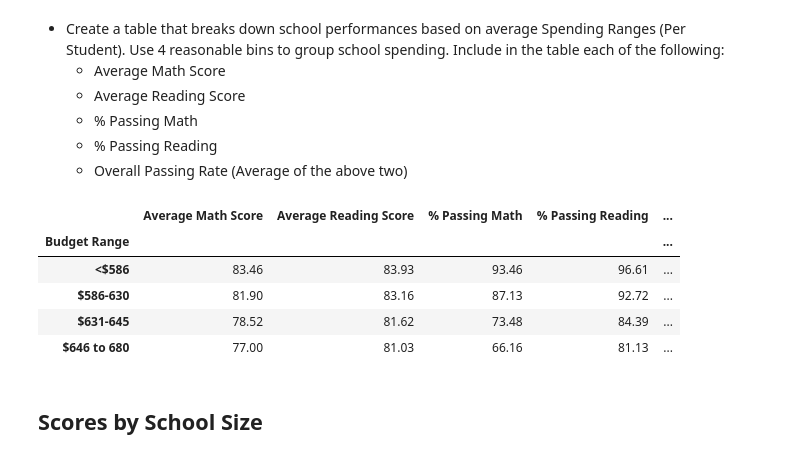
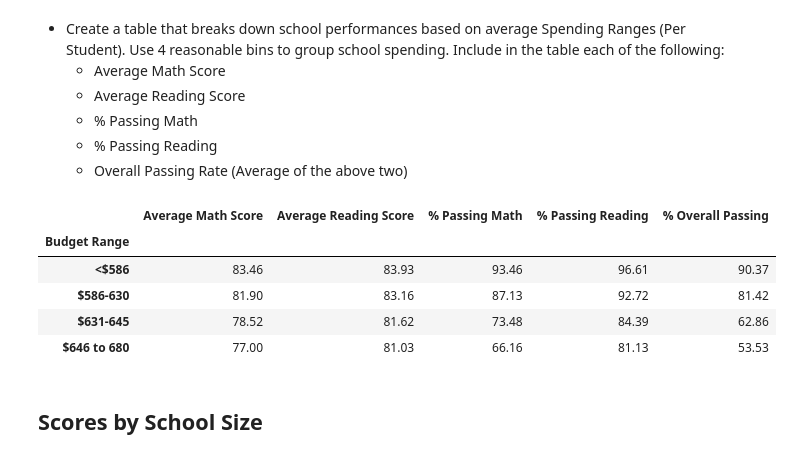
Before and after one commit to Annaolivia5/School-District-Trends, a Jupyter notebook: PyCitySchools/PyCitySchools_starter.ipynb, the cells around one changed output. Cells and saved outputs as stored; diff of their text form; code cells hidden in the pictures.

Commit message:
Overall Passing Rate (Average of the above two)

```diff
--- a/PyCitySchools/PyCitySchools_starter.ipynb
+++ b/PyCitySchools/PyCitySchools_starter.ipynb
@@ -313,37 +313,35 @@ average_reading_score_by_grade_df.head(15)
 # %%
 # create bins and labels for the budget ranges
 bins = [0,585, 630, 645, 680]
 group_labels = ["<$586", "$586-630", "$631-645", "$646 to 680"]
 
 #slcie data and place into bins
 budget_bins = pd.cut(school_data_summary["Per Student Budget"], bins, labels=group_labels)
 
 # add the budget ranges to the school data
 school_data_summary['Budget Range'] = budget_bins
 # group data by budget range
 budget_groups = school_data_summary.groupby(['Budget Range'])
 # create a df for the budget ranges
-budget_df = budget_groups[['Average Math Score', 'Average Reading Score', '% Passing Math', '% Passing Reading']].mean()
+budget_df = budget_groups[['Average Math Score', 'Average Reading Score', '% Passing Math', '% Passing Reading', '% Overall Passing']].mean()
 
-# calculate overall passing rate
-overall_passing_rate = (budget_df['% Passing Math']+budget_df['% Passing Reading'])/2
-# add overall passing rate to the budget df
-budget_df['Overall Passing Rate'] = round(overall_passing_rate * 100, 2)
+
 
 # format the other columns
 budget_df['Average Math Score'] = round(budget_df['Average Math Score'], 2)
 budget_df['Average Reading Score'] = round(budget_df['Average Reading Score'], 2)
 budget_df['% Passing Math'] = round(budget_df['% Passing Math'] * 100, 2)
 budget_df['% Passing Reading'] = round(budget_df['% Passing Reading'] * 100, 2)
+budget_df['% Overall Passing'] = round(budget_df['% Overall Passing'] * 100, 2)
 
 budget_df
 # %% [output]
-|  | Average Math Score | Average Reading Score | % Passing Math | % Passing Reading | ... |
-| Budget Range |  |  |  |  | ... |
-| <$586 | 83.46 | 83.93 | 93.46 | 96.61 | ... |
-| $586-630 | 81.90 | 83.16 | 87.13 | 92.72 | ... |
-| $631-645 | 78.52 | 81.62 | 73.48 | 84.39 | ... |
-| $646 to 680 | 77.00 | 81.03 | 66.16 | 81.13 | ... |
+|  | Average Math Score | Average Reading Score | % Passing Math | % Passing Reading | % Overall Passing |
+| Budget Range |  |  |  |  |  |
+| <$586 | 83.46 | 83.93 | 93.46 | 96.61 | 90.37 |
+| $586-630 | 81.90 | 83.16 | 87.13 | 92.72 | 81.42 |
+| $631-645 | 78.52 | 81.62 | 73.48 | 84.39 | 62.86 |
+| $646 to 680 | 77.00 | 81.03 | 66.16 | 81.13 | 53.53 |
 # %% [markdown]
 ## Scores by School Size
 # %% [markdown]
```
Also changed, not shown: parts of 2 cells of this notebook.
